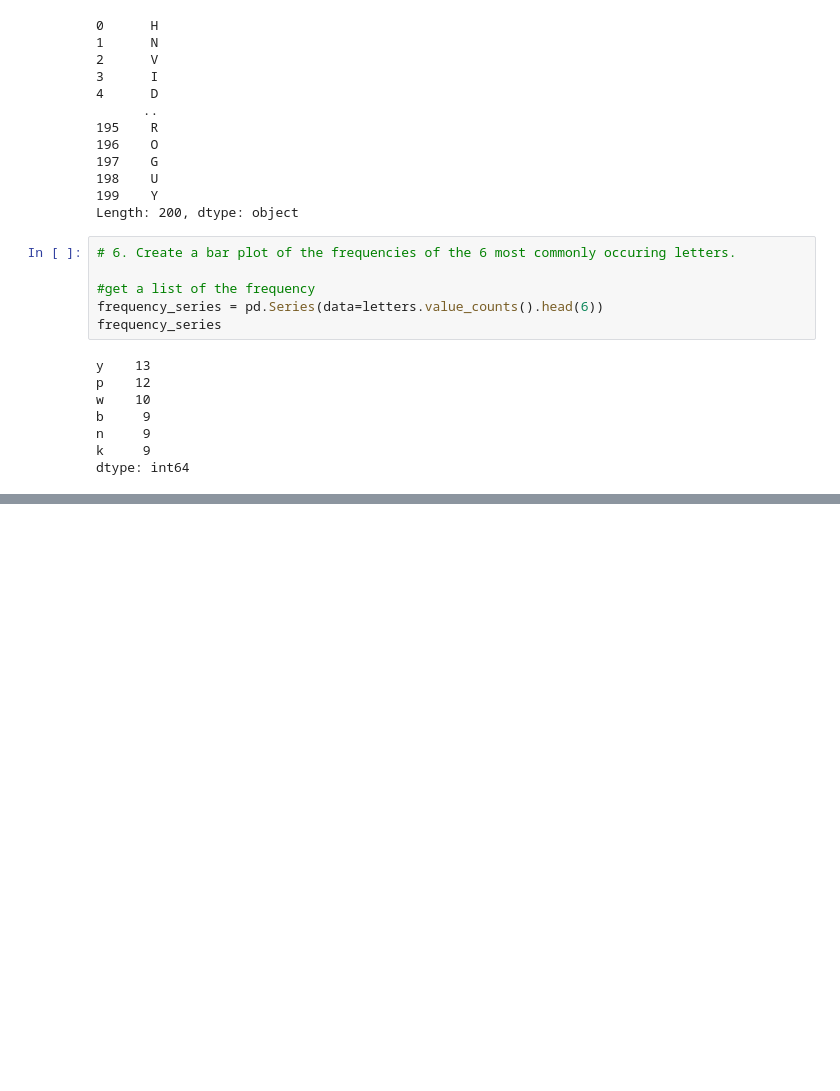
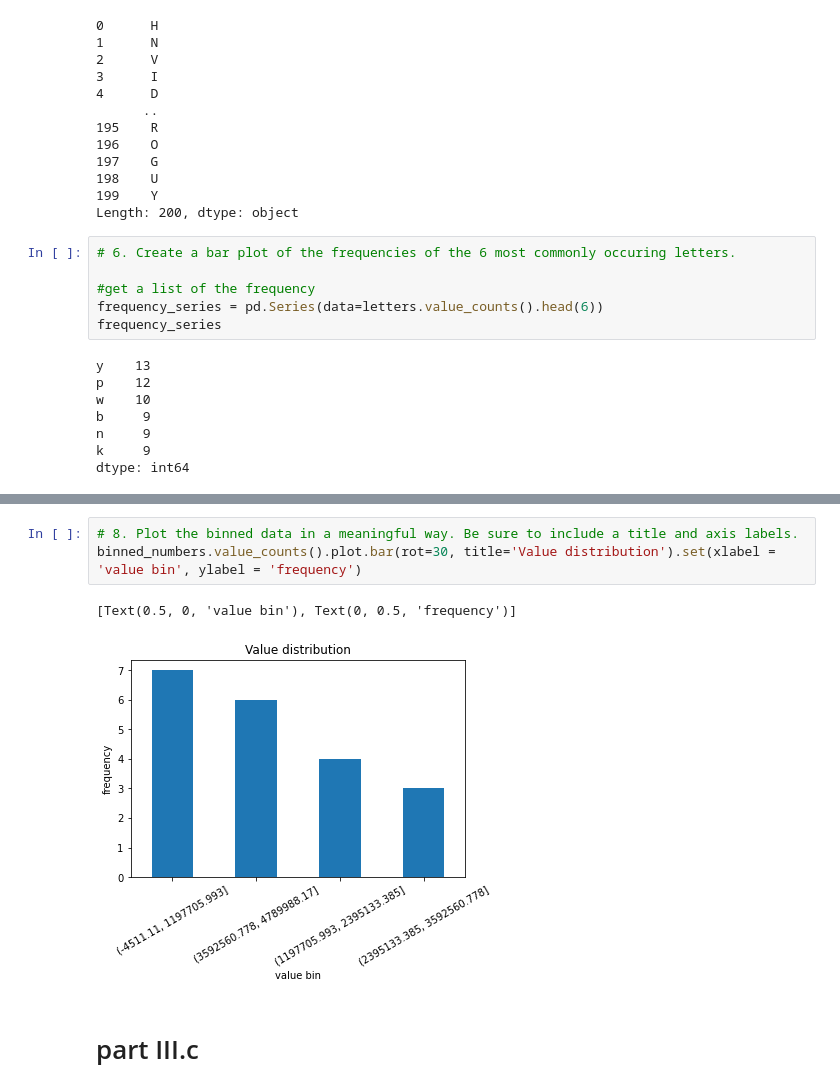
Before and after one commit to stephenfitzsimon/numpy-pandas-visualization-exercises, a Jupyter notebook: pandas_series.ipynb, the cells around one changed output, grey strips where cells are left out. Drawn from its saved outputs; the diff is of its cells as text; blank space fills up the shorter version.

```diff
--- a/pandas_series.ipynb
+++ b/pandas_series.ipynb
@@ -570,0 +504,8 @@ dtype: int64
+# %%
+# 8. Plot the binned data in a meaningful way. Be sure to include a title and axis labels.
+binned_numbers.value_counts().plot.bar(rot=30, title='Value distribution').set(xlabel = 'value bin', ylabel = 'frequency')
+# %% [output]
+[Text(0.5, 0, 'value bin'), Text(0, 0.5, 'frequency')]
+[figure, added]
+# %% [markdown]
+# part III.c
```
Also changed, not shown: parts of 55 cells of this notebook, 2 other files.
